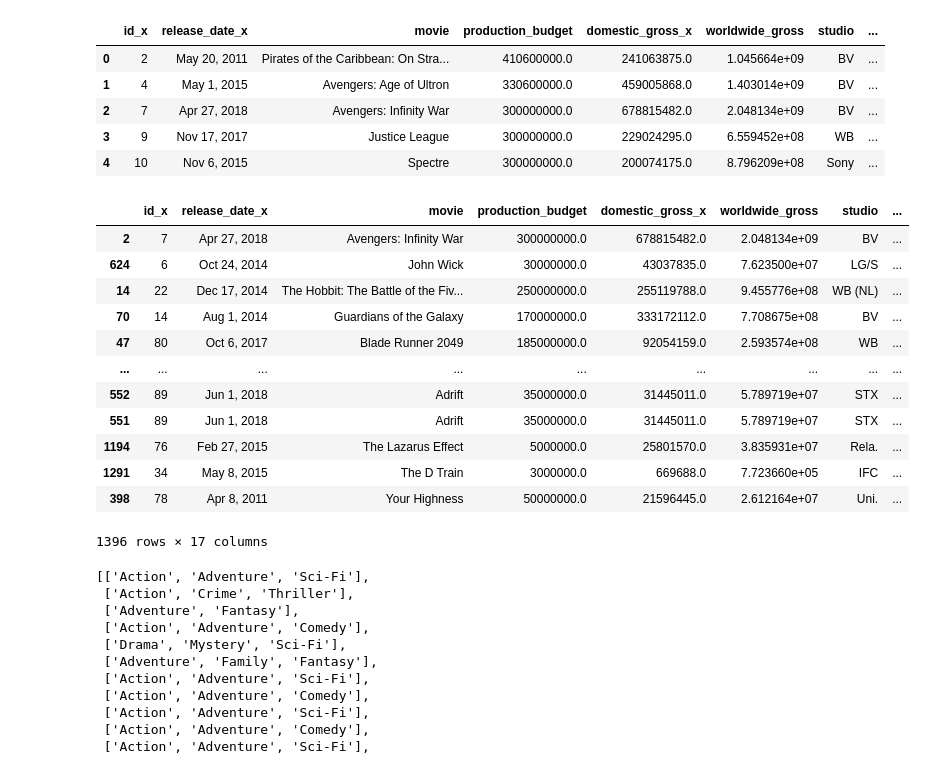
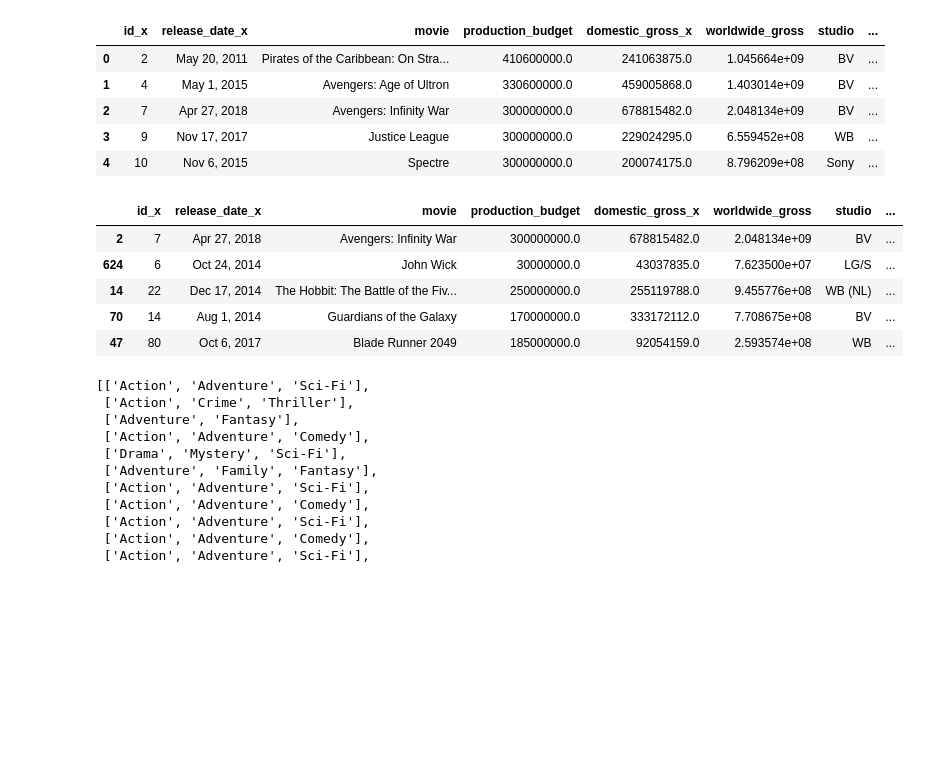
Before and after one commit to Kiptoo1960/dsc-phase-1-project-v2-4, a Jupyter notebook: student.ipynb, the cells around one changed output. Cells and saved outputs as stored; diff of their text form; code cells hidden in the pictures; blank space fills up the shorter version.

```diff
--- a/student.ipynb
+++ b/student.ipynb
@@ -929,21 +929,14 @@ final_df.head()
 # %%
 # find the popular genre
 popular = final_df.sort_values('popularity', ascending = False)
-popular
+popular.head()
 # %% [output]
 |  | id_x | release_date_x | movie | production_budget | domestic_gross_x | worldwide_gross | studio | ... |
 | 2 | 7 | Apr 27, 2018 | Avengers: Infinity War | 300000000.0 | 678815482.0 | 2.048134e+09 | BV | ... |
 | 624 | 6 | Oct 24, 2014 | John Wick | 30000000.0 | 43037835.0 | 7.623500e+07 | LG/S | ... |
 | 14 | 22 | Dec 17, 2014 | The Hobbit: The Battle of the Fiv... | 250000000.0 | 255119788.0 | 9.455776e+08 | WB (NL) | ... |
 | 70 | 14 | Aug 1, 2014 | Guardians of the Galaxy | 170000000.0 | 333172112.0 | 7.708675e+08 | BV | ... |
 | 47 | 80 | Oct 6, 2017 | Blade Runner 2049 | 185000000.0 | 92054159.0 | 2.593574e+08 | WB | ... |
-| ... | ... | ... | ... | ... | ... | ... | ... | ... |
-| 552 | 89 | Jun 1, 2018 | Adrift | 35000000.0 | 31445011.0 | 5.789719e+07 | STX | ... |
-| 551 | 89 | Jun 1, 2018 | Adrift | 35000000.0 | 31445011.0 | 5.789719e+07 | STX | ... |
-| 1194 | 76 | Feb 27, 2015 | The Lazarus Effect | 5000000.0 | 25801570.0 | 3.835931e+07 | Rela. | ... |
-| 1291 | 34 | May 8, 2015 | The D Train | 3000000.0 | 669688.0 | 7.723660e+05 | IFC | ... |
-| 398 | 78 | Apr 8, 2011 | Your Highness | 50000000.0 | 21596445.0 | 2.612164e+07 | Uni. | ... |
-1396 rows × 17 columns
 # %%
 # accessing the individual genre element per row
 
```
